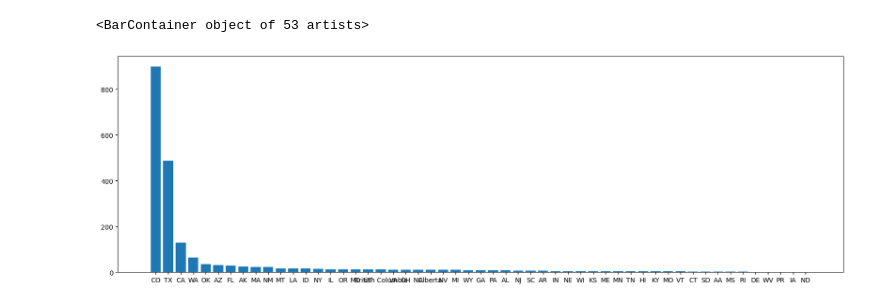
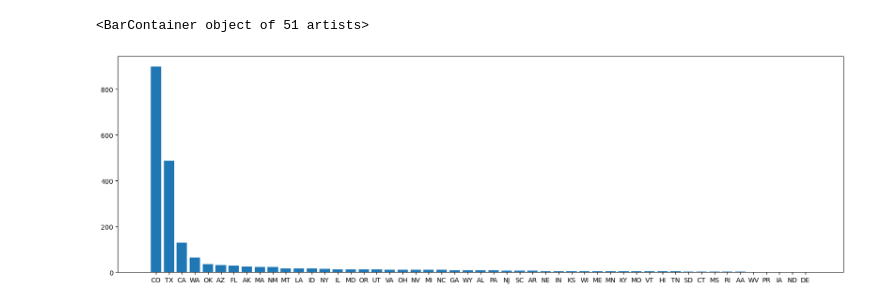
Before and after one commit to GPGN-268/SP2024-FP04-alumni-map, a Jupyter notebook: notebooks/Max Dev - Loc Histogram.ipynb, the cells around one changed output. Drawn from its saved outputs; the diff is of its cells as text; code cells hidden in the pictures.

Commit message:
modified bar graphs

```diff
--- a/notebooks/Max Dev - Loc Histogram.ipynb
+++ b/notebooks/Max Dev - Loc Histogram.ipynb
@@ -32,9 +25,9 @@ df['StateOrProvince'].hist(figsize=(20,5), bins=50, rwidth=.8)
 # %%
-# value count graph
-value_counts = df['StateOrProvince'].value_counts()
+# value count graph for states
+value_counts = df['State'].value_counts()
 
 plt.figure(figsize=(20, 6))
 plt.bar(value_counts.index, value_counts.values)
 # %% [output]
-<BarContainer object of 53 artists>
+<BarContainer object of 51 artists>
-[figure, old version]
+[figure, new version]
```
Also changed, not shown: parts of 3 cells of this notebook.
